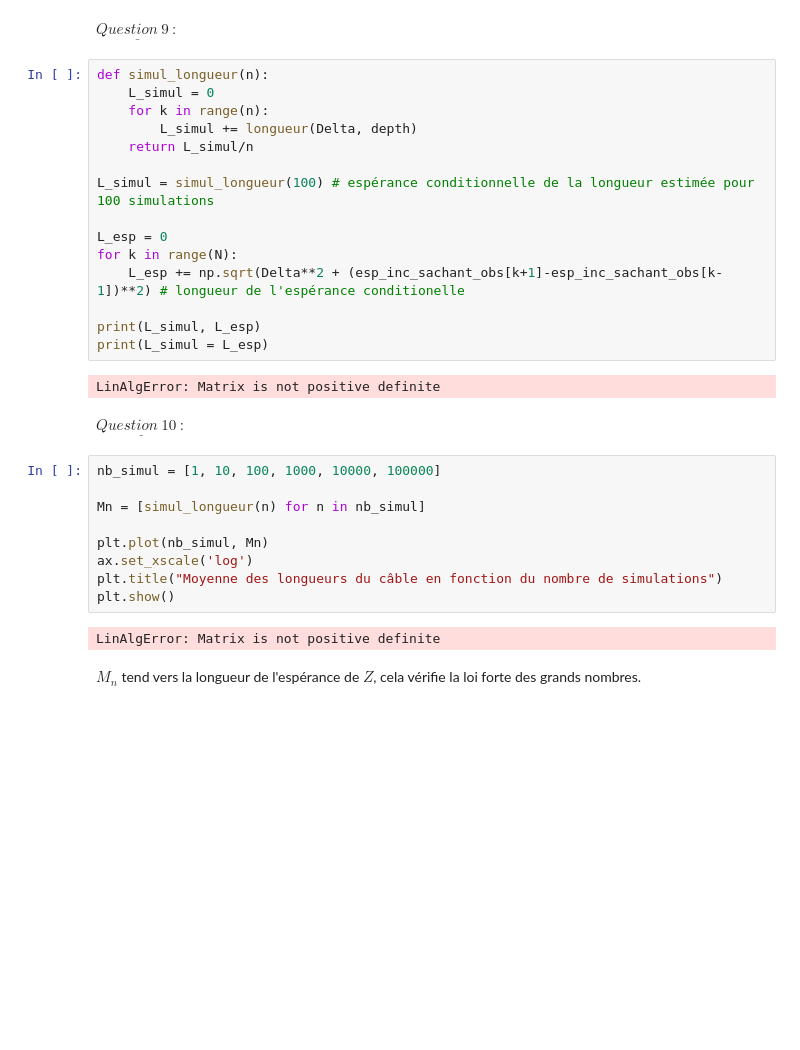
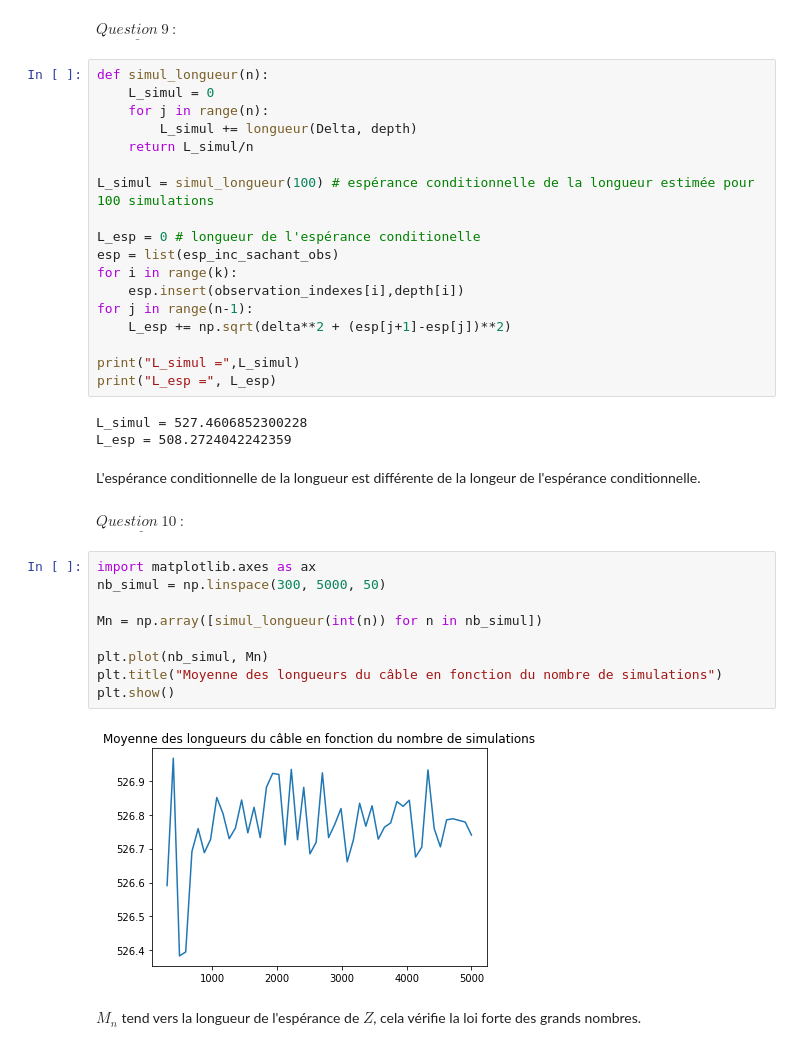
Before and after one commit to cohennion/projet-proba, a Jupyter notebook: projetproba modifié.ipynb, the cells around one changed output. Cells and saved outputs as stored; diff of their text form; blank space fills up the shorter version.

```diff
--- a/projetproba modifié.ipynb
+++ b/projetproba modifié.ipynb
@@ -187,33 +184,39 @@ $ \underline{ Question~9~:}$
 # %%
 def simul_longueur(n):
     L_simul = 0
-    for k in range(n):
+    for j in range(n):
         L_simul += longueur(Delta, depth)
     return L_simul/n
 
 L_simul = simul_longueur(100) # espérance conditionnelle de la longueur estimée pour 100 simulations
 
-L_esp = 0
-for k in range(N):
-    L_esp += np.sqrt(Delta**2 + (esp_inc_sachant_obs[k+1]-esp_inc_sachant_obs[k-1])**2) # longueur de l'espérance conditionelle
+L_esp = 0 # longueur de l'espérance conditionelle
+esp = list(esp_inc_sachant_obs)
+for i in range(k):
+    esp.insert(observation_indexes[i],depth[i])
+for j in range(n-1):
+    L_esp += np.sqrt(delta**2 + (esp[j+1]-esp[j])**2)
 
-print(L_simul, L_esp)
-print(L_simul = L_esp)
+print("L_simul =",L_simul)
+print("L_esp =", L_esp)
 # %% [output]
-LinAlgError: Matrix is not positive definite
+L_simul = 527.4606852300228
+L_esp = 508.2724042242359
+# %% [markdown]
+L'espérance conditionnelle de la longueur est différente de la longeur de l'espérance conditionnelle.
 # %% [markdown]
 $ \underline{ Question~10~:}$
 # %%
-nb_simul = [1, 10, 100, 1000, 10000, 100000]
+import matplotlib.axes as ax
+nb_simul = np.linspace(300, 5000, 50)
 
-Mn = [simul_longueur(n) for n in nb_simul]
+Mn = np.array([simul_longueur(int(n)) for n in nb_simul])
 
 plt.plot(nb_simul, Mn)
-ax.set_xscale('log')
 plt.title("Moyenne des longueurs du câble en fonction du nombre de simulations")
 plt.show()
 # %% [output]
-LinAlgError: Matrix is not positive definite
+[figure, added]
 # %% [markdown]
 $M_n$ tend vers la longueur de l'espérance de $Z$, cela vérifie la loi forte des grands nombres.
 # %% [markdown]
```
Also changed, not shown: parts of 16 cells of this notebook.
